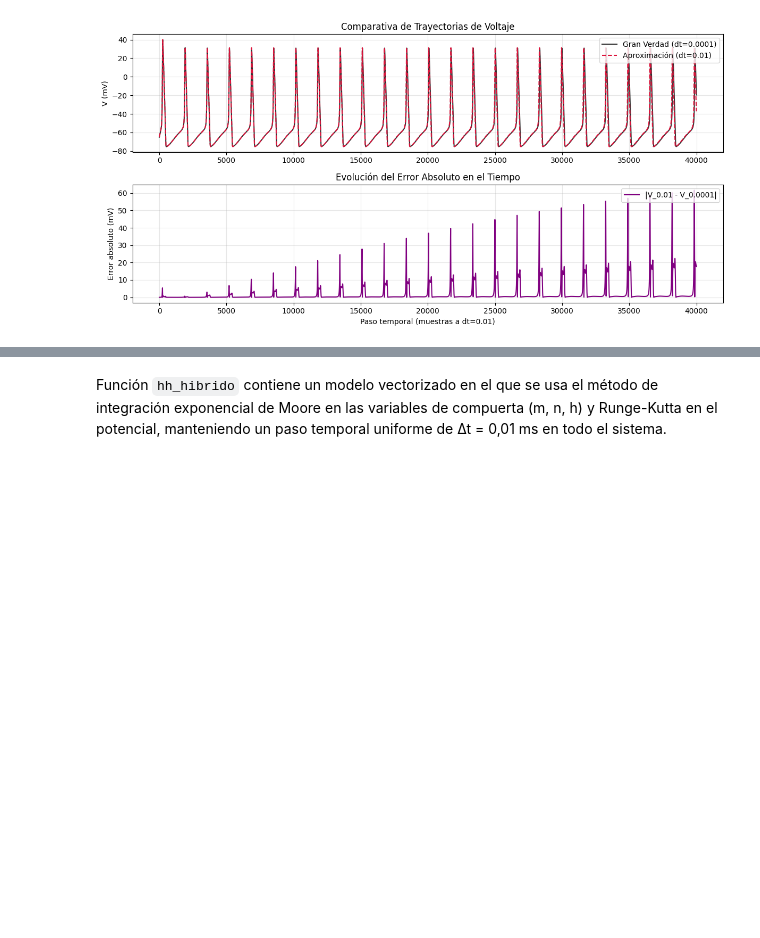
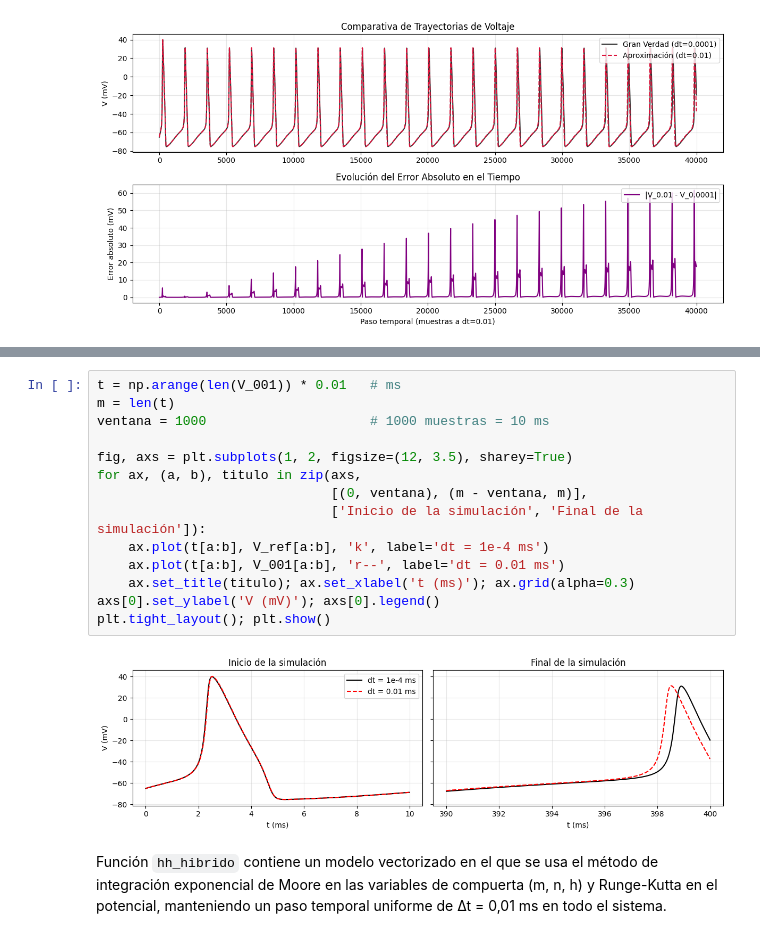
Before and after one commit to Alonso-Camara/TFM-M-tricas-de-flujo-de-Informaci-n, a Jupyter notebook: notebooks/Modelo Hodgkin–Huxley.ipynb, the cells around one changed output, grey strips where cells are left out. Drawn from its saved outputs; the diff is of its cells as text; blank space fills up the shorter version.

```diff
--- a/notebooks/Modelo Hodgkin–Huxley.ipynb
+++ b/notebooks/Modelo Hodgkin–Huxley.ipynb
@@ -197,3 +231,19 @@ Error Máximo Puntuual:        61.6293 mV
+# %%
+t = np.arange(len(V_001)) * 0.01   # ms
+m = len(t)
+ventana = 1000                     # 1000 muestras = 10 ms
+
+fig, axs = plt.subplots(1, 2, figsize=(12, 3.5), sharey=True)
+for ax, (a, b), titulo in zip(axs,
+                              [(0, ventana), (m - ventana, m)],
+                              ['Inicio de la simulación', 'Final de la simulación']):
+    ax.plot(t[a:b], V_ref[a:b], 'k', label='dt = 1e-4 ms')
+    ax.plot(t[a:b], V_001[a:b], 'r--', label='dt = 0.01 ms')
+    ax.set_title(titulo); ax.set_xlabel('t (ms)'); ax.grid(alpha=0.3)
+axs[0].set_ylabel('V (mV)'); axs[0].legend()
+plt.tight_layout(); plt.show()
+# %% [output]
+[figure, added]
 # %% [markdown]
 Función `hh_hibrido` contiene un modelo vectorizado en el que se usa el
 método de integración exponencial de Moore en las variables de compuerta (m, n, h)
```
Also changed, not shown: parts of 1 cell of this notebook.
